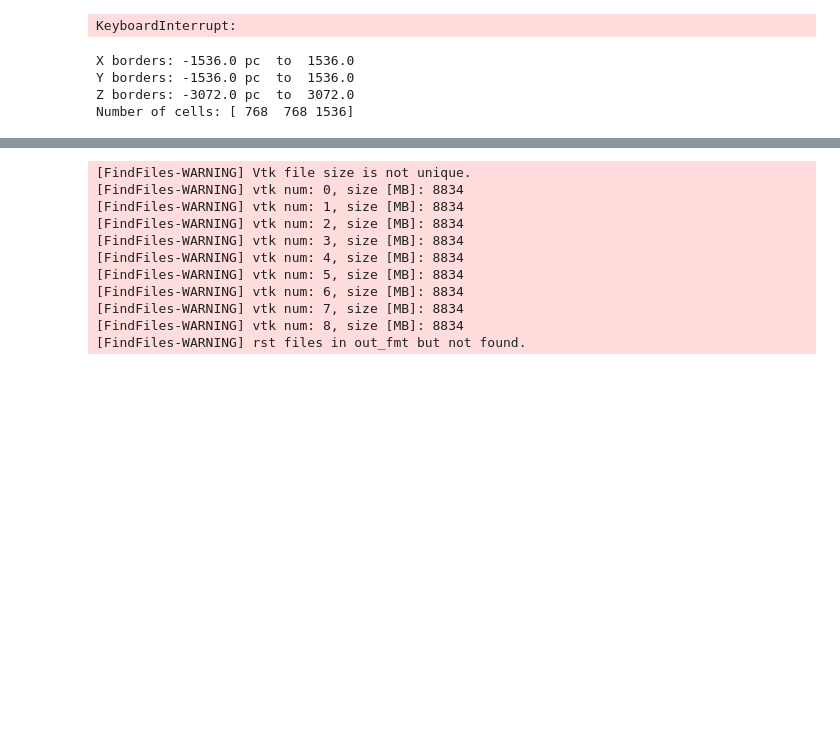
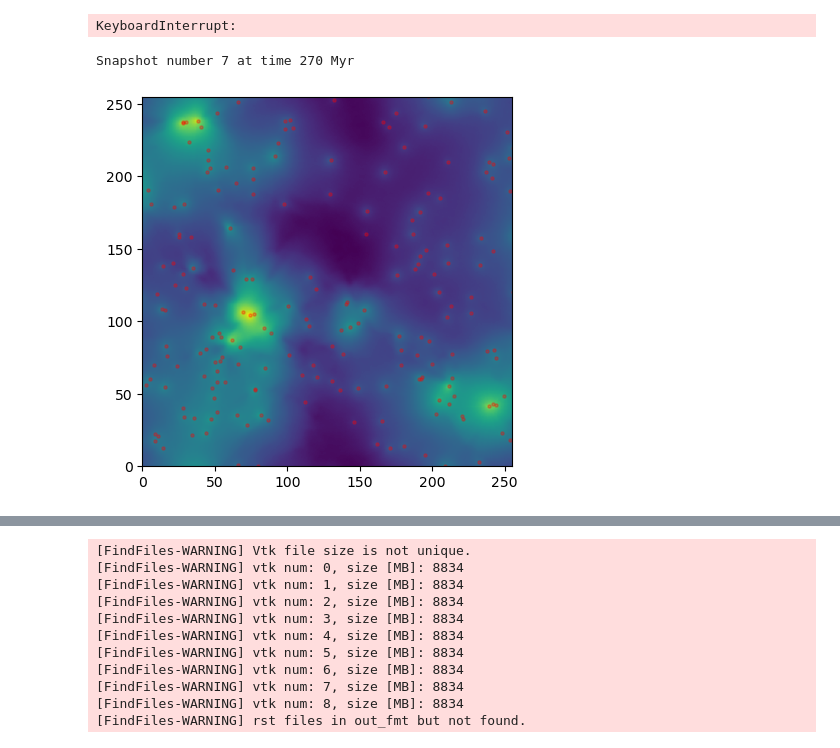
Before and after one commit to francesco-chiti-tegli/TIGRESS-PHANGS, a Jupyter notebook: Python-TIGRESS/History_Snap_Creator.ipynb, the cells around one changed output, grey strips where cells are left out. Drawn from its saved outputs; the diff is of its cells as text; code cells hidden in the pictures; blank space fills up the shorter version.

```diff
--- a/Python-TIGRESS/History_Snap_Creator.ipynb
+++ b/Python-TIGRESS/History_Snap_Creator.ipynb
@@ -62,3 +63,13 @@ u = s.u
 [FindFiles-WARNING] vtk num: 8, size [MB]: 8834
 [FindFiles-WARNING] rst files in out_fmt but not found.
 xi_CR0 not found. Use 2e-16.
+# %%
+import fileinput
+'''
+for line in fileinput.input("/export/home/extragal/francesco.chititegli/TIGRESS_1/History_SPExpanded/Snap6/Stars_Ridotto_exp.txt", inplace=True):
+    if "smoothing length" in line:
+        line = line.replace("smoothing length", "size h")
+    if "mass" in line:
+        line = line.replace("mass", "initial mass")
+    print(line, end="")
+'''
@@ -194,35 +240,22 @@ for snapshot_number in snapshot_indexes_to_export:
 # %% [output]
 Snapshot number 6 at time 260 Myr
 KeyboardInterrupt:
-# %%
-# Cell borders are always the same, regardless of the snapshot
-
-xmin = ds.domain['le'][0] + dx[0] * np.arange(Nx[0])
-ymin = ds.domain['le'][1] + dx[1] * np.arange(Nx[1])
-zmin = ds.domain['le'][2] + dx[2] * np.arange(Nx[2])
-xmax = xmin + dx[0]
-ymax = ymin + dx[1]
-zmax = zmin + dx[2]
-
-# Expanding the cells borders
-Nx_exp = np.array([3 * Nx[0], 3 * Nx[1], Nx[2]])
-origin = ds.domain['le'] - Nx * dx
-L_w = Nx * dx
-
-xmin_exp = origin[0] + dx[0] * np.arange(Nx_exp[0])
-ymin_exp = origin[1] + dx[1] * np.arange(Nx_exp[1])
-zmin_exp = zmin
-xmax_exp = xmin_exp + dx[0]
-ymax_exp = ymin_exp + dx[1]
-zmax_exp = zmax
-
-# Borders of the simulation
-print('X borders: ' + str(xmin_exp.min()) + ' pc  to  ' + str(xmax_exp.max()))
-print('Y borders: ' + str(ymin_exp.min()) + ' pc  to  ' + str(ymax_exp.max()))
-print('Z borders: ' + str(zmin_exp.min()) + ' pc  to  ' + str(zmax_exp.max()))
-print('Number of cells: ' + str(Nx_exp))
-# %% [output]
-X borders: -1536.0 pc  to  1536.0
-Y borders: -1536.0 pc  to  1536.0
-Z borders: -3072.0 pc  to  3072.0
-Number of cells: [ 768  768 1536]
+# %%
+for snapshot_number in [snapshot_indexes_to_export[1]]:
+    print('Snapshot number ' + str(snapshot_number) + ' at time ' + str(s.nums[snapshot_number]) + ' Myr')
+    ds = s.load_vtk(num=s.nums[snapshot_number])
+    rad_field = ds.get_field('Erad_FUV')
+    density = ds.get_field('rho')
+    rad_field_exp = expand_xy(s,rad_field)
+    density_exp = expand_xy(s,density)
+    map_rad_field = (rad_field_exp['Erad_FUV'].data.transpose(2, 1, 0)[:,:,min_height:max_height]).reshape(768, 768, tot_height_cells)
+    map_density = (density_exp['rho'].data.transpose(2, 1, 0)[:,:,min_height:max_height]).reshape(768, 768, tot_height_cells)
+
+    sp = s.load_starpar_vtk(num=s.nums_starpar[snapshot_number])
+    positions_stars_unmasked = np.array(sp[['x1', 'x2', 'x3']])
+    mass_stars_unmasked = np.array(sp['mass'])
+    age_stars_unmasked = np.array(sp['age'])
+    stars_mask = (mass_stars_unmasked > 0) & (age_stars_unmasked > 0)
+    positions_stars = positions_stars_unmasked[stars_mask]
+# %% [output]
+Snapshot number 7 at time 270 Myr
@@ -228,0 +275,19 @@ Number of cells: [ 768  768 1536]
+# %%
+temperature_values = []
+with open("/export/home/extragal/francesco.chititegli/TIGRESS_1/History_SPExpanded/Snap7/IRTr5_ane_tmpcell_dust_T.dat", 'r') as f:
+    for line in f:
+        if line.startswith("#"):
+            continue
+        parts = line.strip().split()
+        if len(parts) >= 2:
+            temperature_values.append(float(parts[1]))
+SKIRT_temperature = np.array(temperature_values).reshape(768, 768, tot_height_cells)
+# %%
+
+plt.imshow(np.mean(SKIRT_temperature.reshape(768, 768, tot_height_cells), axis=-1).transpose()[256:512,256:512], origin='lower', norm=LogNorm())
+plt.scatter(positions_stars[:,0]/4. + 128., positions_stars[:,1]/4. + 128., color='red', s=5, alpha=0.3)
+plt.xlim(0,255)
+plt.ylim(0,255)
+plt.show()
+# %% [output]
+[figure, added]
```
Also changed, not shown: parts of 9 cells of this notebook, 1 other file.
